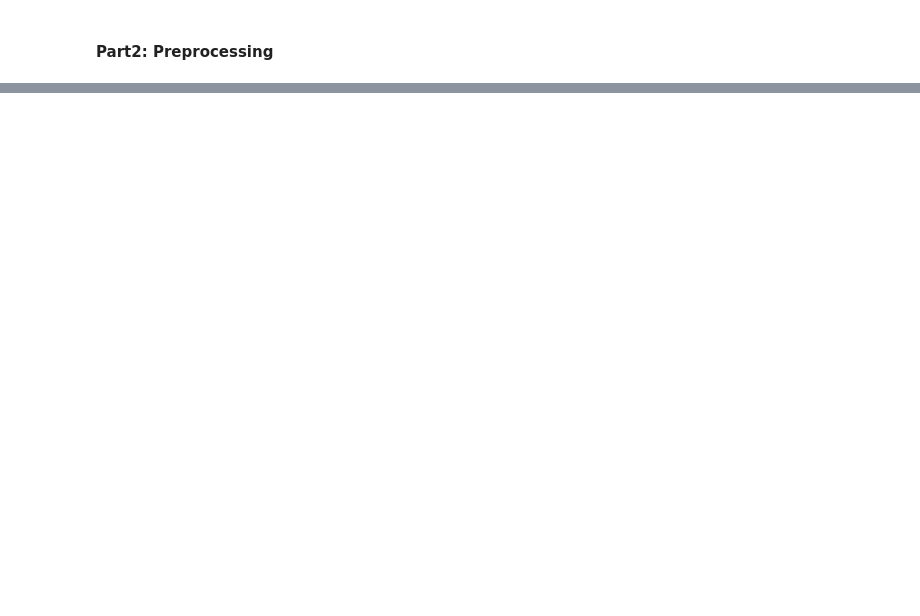
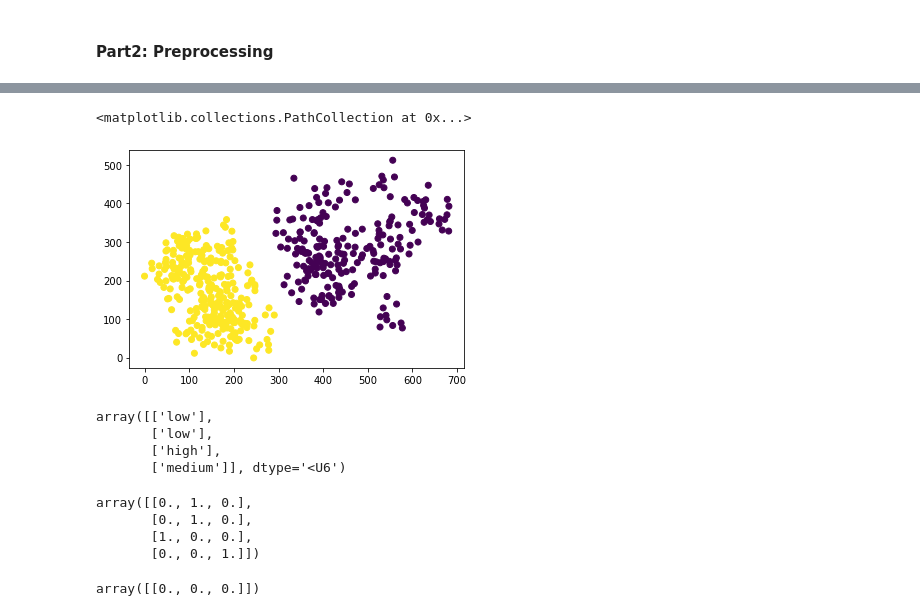
Before and after one commit to petemihaylov/machine-learning-fundamentals, a Jupyter notebook: scikit-learn/Preprocessing.ipynb, the cells around one changed output, grey strips where cells are left out. Cells and saved outputs as stored; diff of their text form; code cells hidden in the pictures; blank space fills up the shorter version.

```diff
--- a/scikit-learn/Preprocessing.ipynb
+++ b/scikit-learn/Preprocessing.ipynb
@@ -22,0 +42,37 @@ plt.scatter(X[:, 0], X[:, 1], c=y)
+# %%
+from sklearn.preprocessing import StandardScaler, QuantileTransformer, PolynomialFeatures
+from sklearn.linear_model import LogisticRegression
+from sklearn.pipeline import Pipeline
+
+pipe = Pipeline([
+    ("scale", PolynomialFeatures()),
+    ("model", LogisticRegression())
+])
+
+pred = pipe.fit(X, y).predict(X)
+plt.scatter(X[:, 0], X[:,1], c=y)
+# %% [output]
+<matplotlib.collections.PathCollection at 0x...>
+[figure, added]
+# %%
+arr = np.array(["low", "low", "high", "medium"]).reshape(-1, 1)
+arr
+# %% [output]
+array([['low'],
+       ['low'],
+       ['high'],
+       ['medium']], dtype='<U6')
+# %%
+from sklearn.preprocessing import OneHotEncoder
+
+enc = OneHotEncoder(sparse=False, handle_unknown='ignore')
+enc.fit_transform(arr)
+# %% [output]
+array([[0., 1., 0.],
+       [0., 1., 0.],
+       [1., 0., 0.],
+       [0., 0., 1.]])
+# %%
+enc.transform([["zero"]]) # neider
+# %% [output]
+array([[0., 0., 0.]])
```
Also changed, not shown: parts of 4 cells of this notebook, 3 other files.
